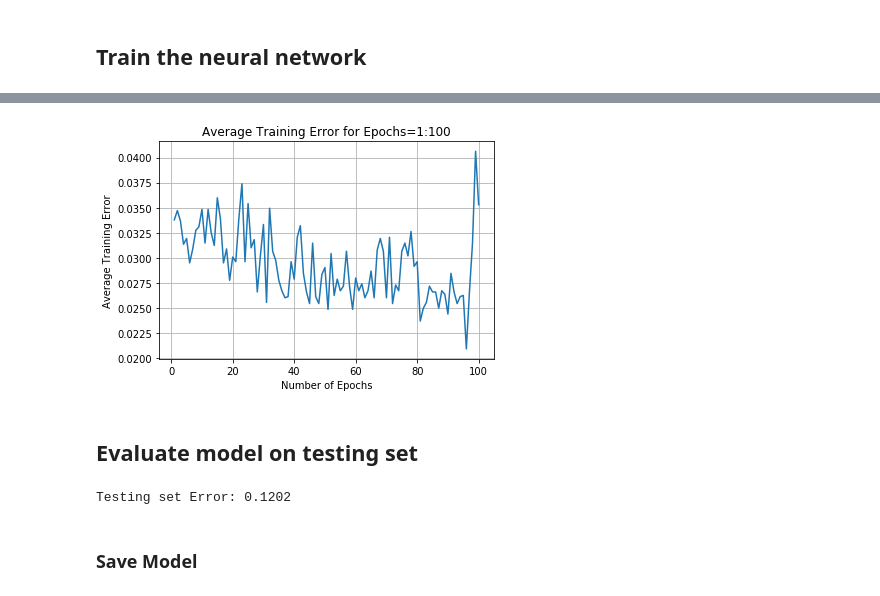
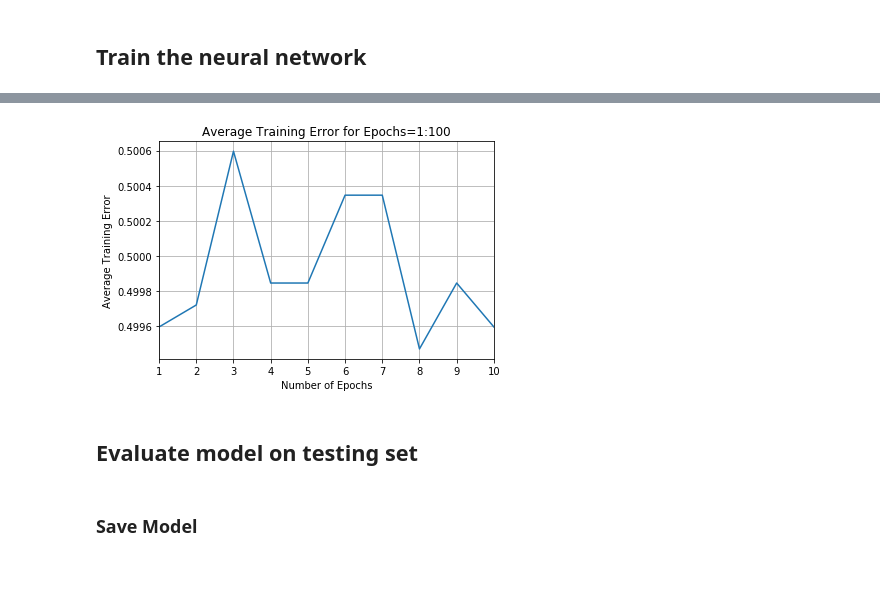
Before and after one commit to acnagle/CLA-Project, a Jupyter notebook: Code/Neural_Network_One_Hot(Pytorch).ipynb, the cells around one changed output, grey strips where cells are left out. Cells and saved outputs as stored; diff of their text form; code cells hidden in the pictures.

```diff
--- a/Code/Neural_Network_One_Hot(Pytorch).ipynb
+++ b/Code/Neural_Network_One_Hot(Pytorch).ipynb
@@ -21,6 +21,22 @@ import copy
 # %% [markdown]
 ## Hyperparameters
 # %%
+# yearly summer dataset parameters
+# data processing
+# sample_bias = 0     # adjust the difference in the number of the two types of samples (no algae vs algae)
+# test_size = 0.2
+# batch_size = 96    # batch size for the DataLoaders. previously was 100
+
+# NN model
+# num_features = 21
+# input_size = num_features     # size of input layer
+# multiplier = 100         # multiplied by num_features to determine the size of each hidden layer. previously was 100
+# hidden_size = multiplier * input_size
+# output_size = 1
+# learning_rate = 0.01         # learning rate of optimizer. previously was 0.01
+# num_epochs = 100                # number of epochs
+
+# all data summer data set hyperparameters
 # data processing
 sample_bias = 0     # adjust the difference in the number of the two types of samples (no algae vs algae)
 test_size = 0.2
@@ -32,8 +48,8 @@ input_size = num_features     # size of input layer
 multiplier = 100         # multiplied by num_features to determine the size of each hidden layer. previously was 100
 hidden_size = multiplier * input_size
 output_size = 1
-learning_rate = 0.001         # learning rate of optimizer. previously was 0.01
-num_epochs = 100                # number of epochs
+learning_rate = 0.1         # learning rate of optimizer. previously was 0.01
+num_epochs = 10                # number of epochs
 # %% [markdown]
 ## Read in data
 # %%
@@ -42,15 +58,7 @@ np.set_printoptions(threshold=np.inf)  # prints a full matrix rather than an abb
 # define data and destination paths
 dest_path = "/Users/Alliot/Documents/CLA-Project/Data/all-data-no-na/neural-network/"
 data_path = "/Users/Alliot/Documents/CLA-Project/Data/data-sets/"
-data_set = "data_2017_summer"
-
-# if dest_path does not exist, create it
-if not os.path.exists(dest_path):
-    try:
-        os.makedirs(dest_path)
-    except OSError as e:
-        if e.errno != errno.EEXIST:
-            raise
+data_set = "all_data_summer"
 
 # load data sets
 X = np.load(data_path + data_set + "_one_hot.npy")
@@ -183,8 +191,8 @@ class CLANet(nn.Module):
 model = CLANet(input_size, hidden_size, output_size)
 criterion = nn.BCELoss()
 
-# optimizer = torch.optim.SGD(model.parameters(), lr=learning_rate, nesterov=True, momentum=1, dampening=0)
-optimizer = torch.optim.Adam(model.parameters(), lr=learning_rate, betas=(0.9, 0.999), eps=1e-8)
+optimizer = torch.optim.SGD(model.parameters(), lr=learning_rate, nesterov=True, momentum=1, dampening=0)
+# optimizer = torch.optim.Adam(model.parameters(), lr=learning_rate, betas=(0.9, 0.999), eps=1e-8)
 model.double();     # cast model parameters to double
 # %% [markdown]
 ## Train the neural network
@@ -256,13 +263,14 @@ KeyboardInterrupt:
 # %%
 plt.figure()
 plt.plot(np.linspace(start=1, stop=num_epochs, num=num_epochs), avg_error_vec)
 plt.xlabel("Number of Epochs")
 plt.ylabel("Average Training Error")
+plt.xlim([1, num_epochs])
 plt.title("Average Training Error for Epochs=1:100")
 plt.grid(True)
 # plt.savefig("Neural Net Training Error.jpg")
 # %% [output]
-[figure, old version]
+[figure, new version]
 # %% [markdown]
 ## Evaluate model on testing set
 # %%
@@ -285,9 +293,7 @@ for i, (samples, labels) in enumerate(test_loader):
 
     print("Testing set Error: %0.4f" % error)
 
-model_path = dest_path + "torch_model_3_11_19_lr=" + str(learning_rate) + "_dict.pt"
+model_path = dest_path + "torch_model_3_24_19_lr=" + str(learning_rate) + "all_data_one_hot_dict.pt"
-# %% [output]
-Testing set Error: 0.1202
 # %% [markdown]
 ### Save Model
 # %%
```
Also changed, not shown: parts of 8 cells of this notebook, 4 other files.
